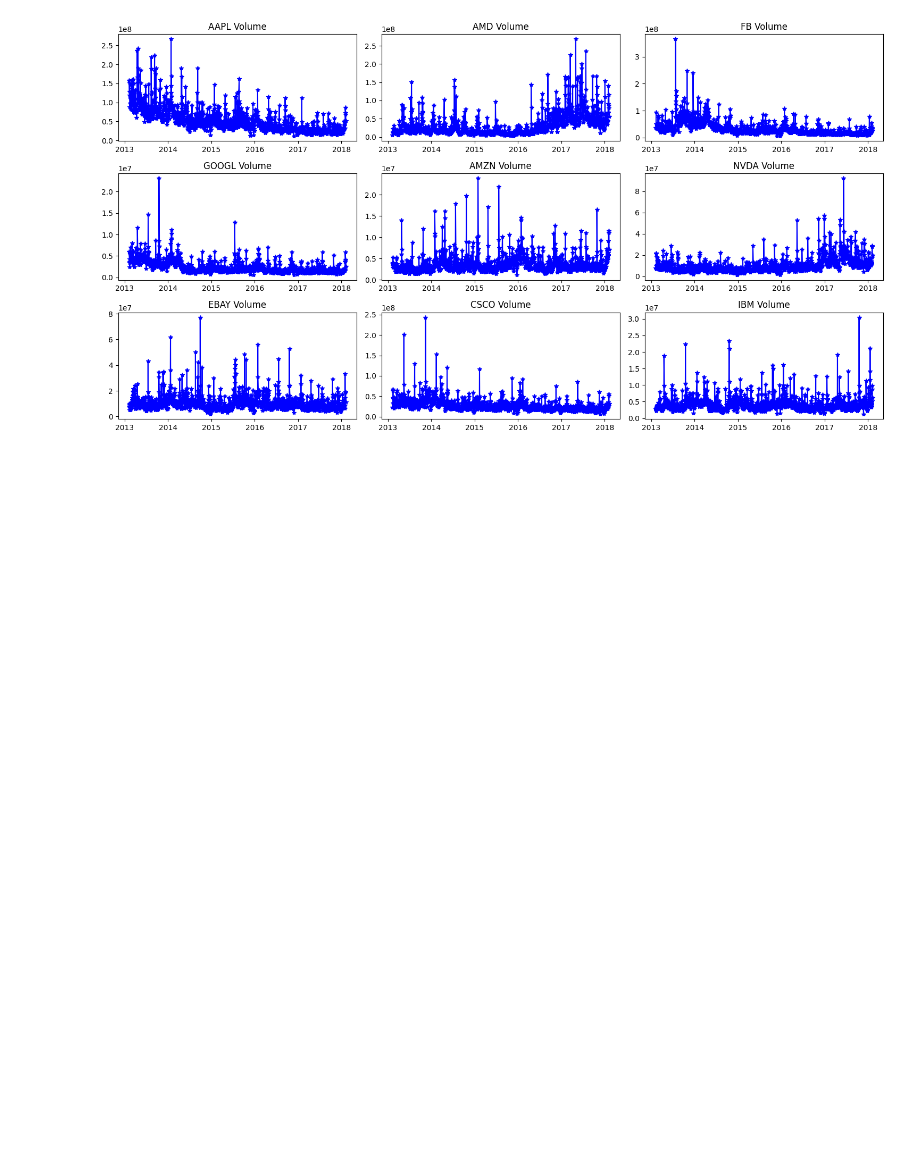
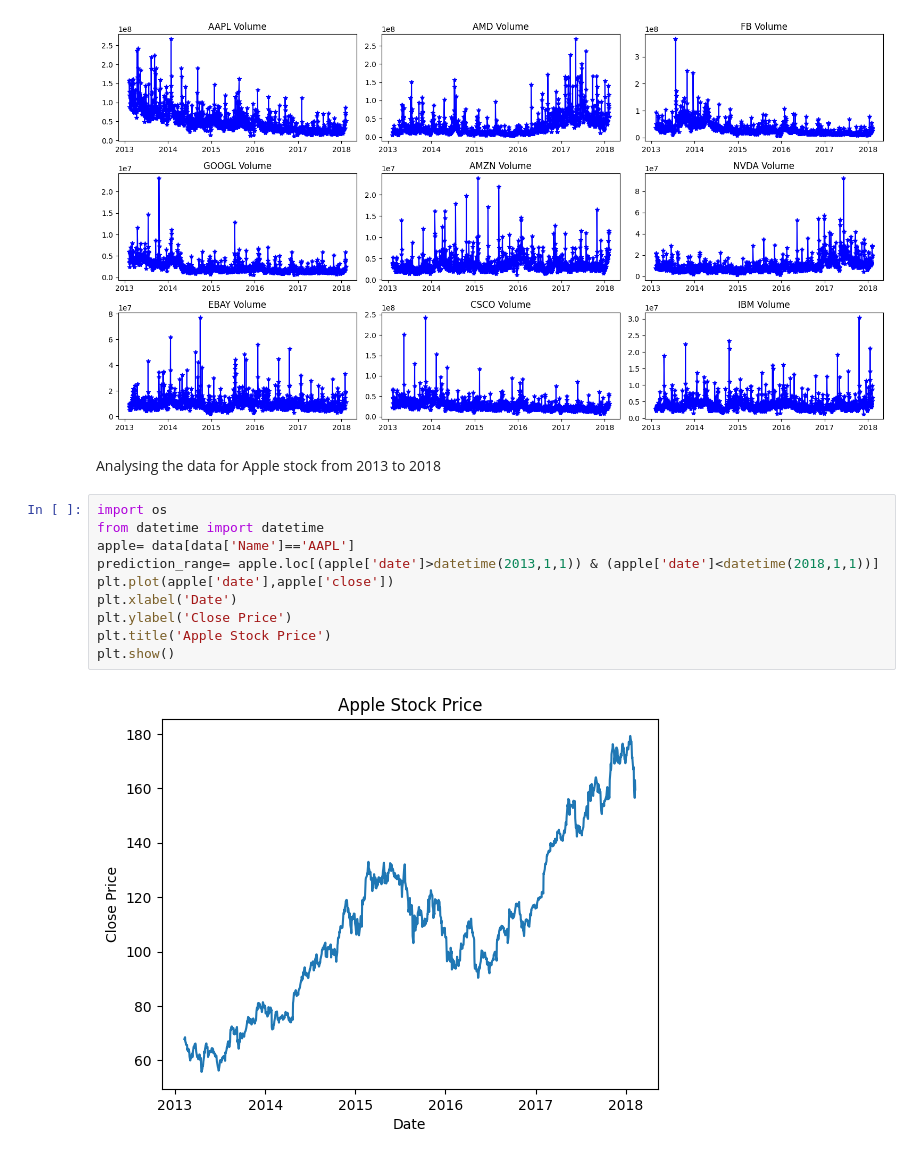
Before and after one commit to rebell32/StockPrediction, a Jupyter notebook: StockPrediction.ipynb, the cells around one changed output. Cells and saved outputs as stored; diff of their text form; blank space fills up the shorter version.

```diff
--- a/StockPrediction.ipynb
+++ b/StockPrediction.ipynb
@@ -100,3 +100,17 @@ for index,company in enumerate(companies,1):
   plt.tight_layout()
 # %% [output]
 [figure]
+# %% [markdown]
+Analysing the data for Apple stock from 2013 to 2018
+# %%
+import os
+from datetime import datetime
+apple= data[data['Name']=='AAPL']
+prediction_range= apple.loc[(apple['date']>datetime(2013,1,1)) & (apple['date']<datetime(2018,1,1))]
+plt.plot(apple['date'],apple['close'])
+plt.xlabel('Date')
+plt.ylabel('Close Price')
+plt.title('Apple Stock Price')
+plt.show()
+# %% [output]
+[figure, added]
```
Also changed, not shown: parts of 6 cells of this notebook.
